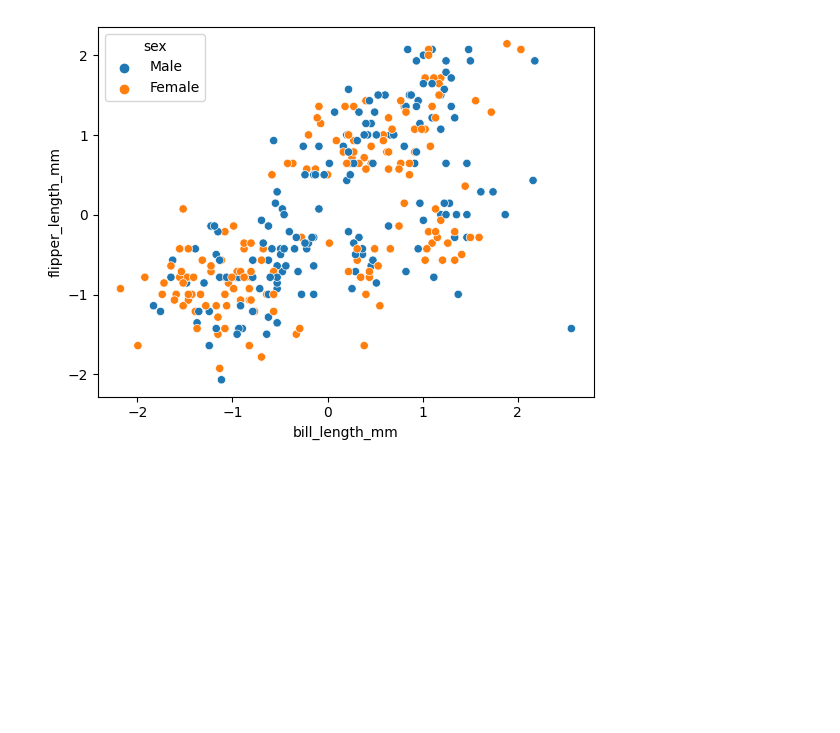
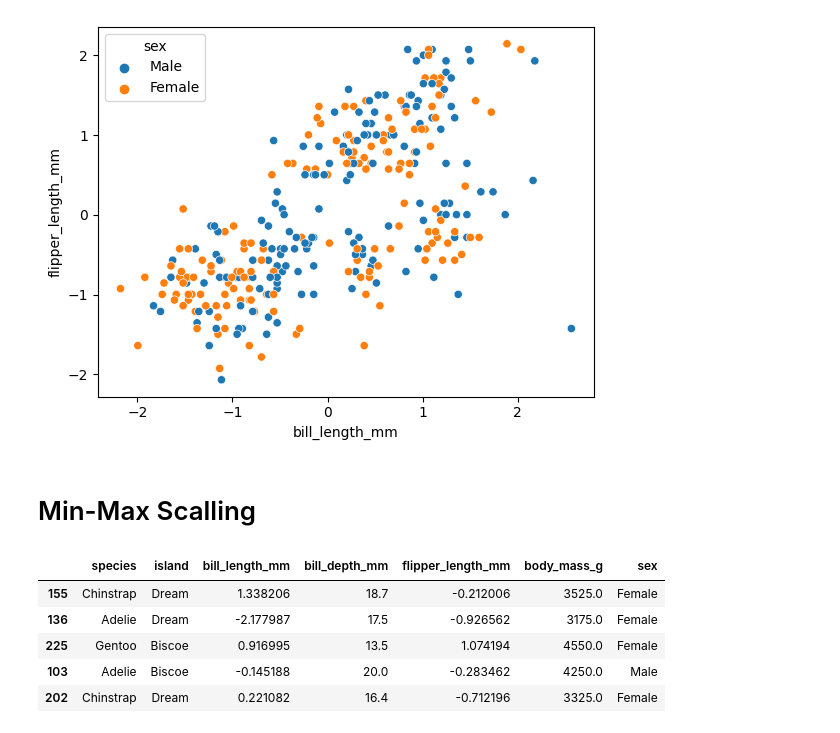
Before and after one commit to subhajit20/Learning-ML, a Jupyter notebook: feature_scaling.ipynb, the cells around one changed output. Drawn from its saved outputs; the diff is of its cells as text; code cells hidden in the pictures; blank space fills up the shorter version.

```diff
--- a/feature_scaling.ipynb
+++ b/feature_scaling.ipynb
@@ -132,3 +134,5 @@ sns.scatterplot(x=df["bill_length_mm"],y=df["flipper_length_mm"],hue=df["sex"])
 # %% [output]
 <Axes: xlabel='bill_length_mm', ylabel='flipper_length_mm'>
 [figure]
+# %% [markdown]
+<h1>Min-Max Scalling</h1>
@@ -134,0 +141,9 @@ sns.scatterplot(x=df["bill_length_mm"],y=df["flipper_length_mm"],hue=df["sex"])
+# %%
+df.sample(5)
+# %% [output]
+|  | species | island | bill_length_mm | bill_depth_mm | flipper_length_mm | body_mass_g | sex |
+| 155 | Chinstrap | Dream | 1.338206 | 18.7 | -0.212006 | 3525.0 | Female |
+| 136 | Adelie | Dream | -2.177987 | 17.5 | -0.926562 | 3175.0 | Female |
+| 225 | Gentoo | Biscoe | 0.916995 | 13.5 | 1.074194 | 4550.0 | Female |
+| 103 | Adelie | Biscoe | -0.145188 | 20.0 | -0.283462 | 4250.0 | Male |
+| 202 | Chinstrap | Dream | 0.221082 | 16.4 | -0.712196 | 3325.0 | Female |
```
Also changed, not shown: parts of 14 cells of this notebook, 1 other file.
